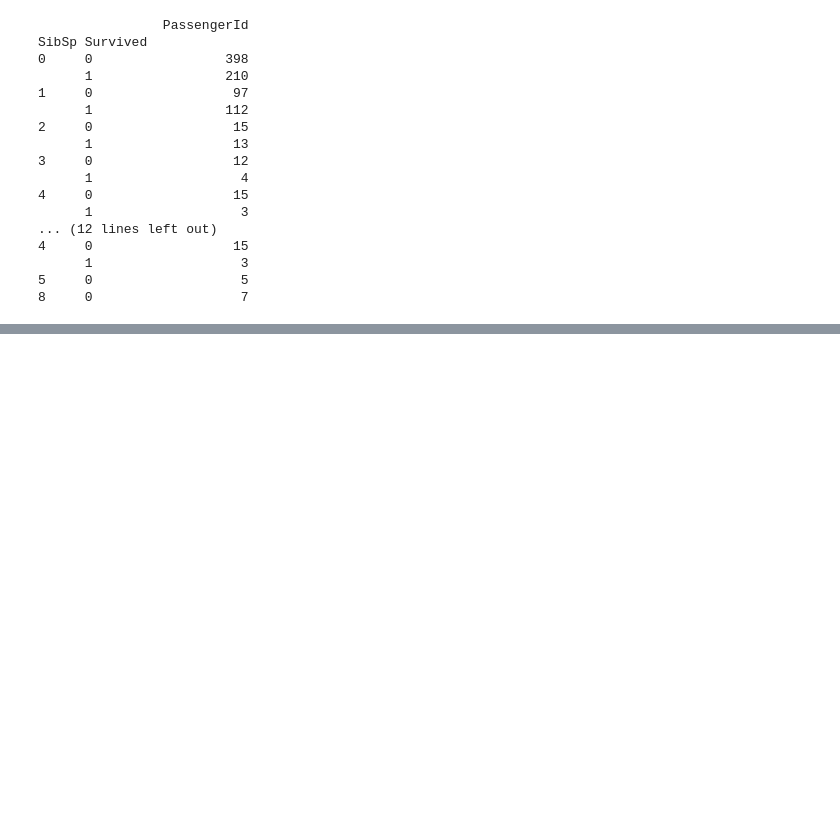
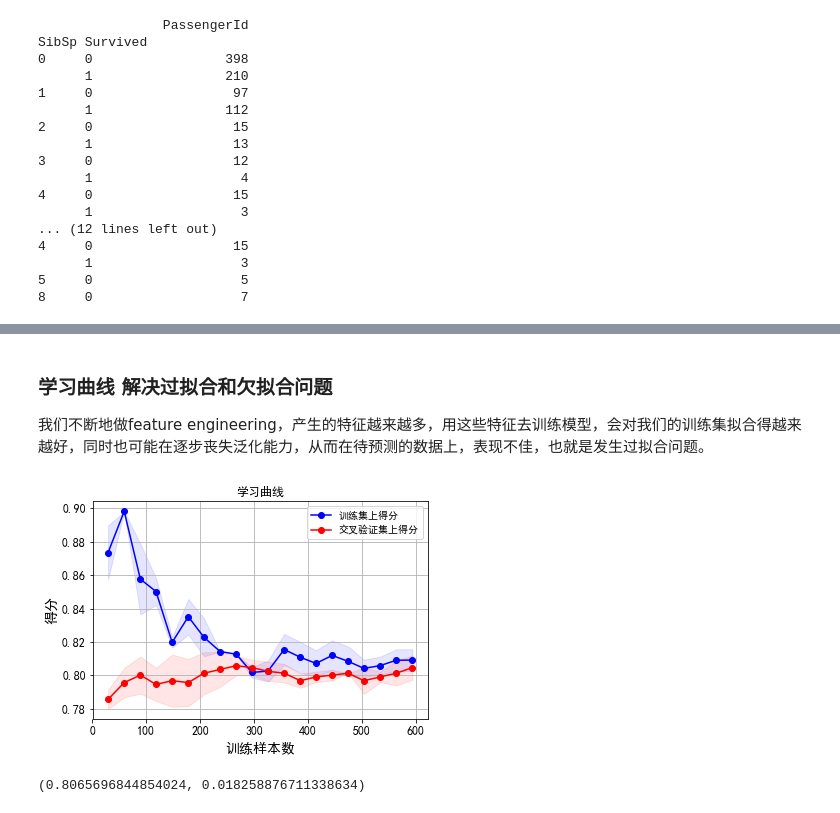
Before and after one commit to GH-SUSAN/kaggleL, a Jupyter notebook: Titanic/titanic.ipynb, the cells around one changed output, grey strips where cells are left out. Saved outputs shown, nothing was run; the diff lists cells and outputs as text; code cells hidden in the pictures; blank space fills up the shorter version.

```diff
--- a/Titanic/titanic.ipynb
+++ b/Titanic/titanic.ipynb
@@ -299,0 +309,3 @@ Saving figure Cabin有无和获救情况
+# %%
+data_train, rfr = set_missing_ages(data_train)
+data_train = set_Cabin_type(data_train)
@@ -299,0 +522,17 @@ Saving figure Cabin有无和获救情况
+# %%
+### 分割数据，按照 训练数据：CV数据 = 7：3 的比例
+split_train, split_cv = train_test_split(df, test_size=0.3, random_state=0)
+print(type(split_train))
+train_df = split_train.filter(regex='Survived|Age_.*|SibSp|Parch|Fare_.*|Cabin_.*|Embarked_.*|Sex_.*|Pclass_.*')
+# 生成模型
+clf = linear_model.LogisticRegression(solver="liblinear", C=1.0, penalty='l1', tol=1e-6)
+clf.fit(train_df.values[:, 1:], train_df.values[:, 0])
+
+cv_df = split_cv.filter(regex='Survived|Age_.*|SibSp|Parch|Fare_.*|Cabin_.*|Embarked_.*|Sex_.*|Pclass_.*')
+predictions=clf.predict(cv_df.values[:, 1:])
+
+origin_data_train = pd.read_csv("train.csv")
+bad_cases = origin_data_train.loc[origin_data_train["PassengerId"]
+                                  .isin(split_cv[predictions != cv_df.values[:, 0]]["PassengerId"].values)]
+bad_cases.head(10)
+### 筛选出badCase ，来发现一些端倪
@@ -299,0 +565,44 @@ Saving figure Cabin有无和获救情况
+# %% [markdown]
+### 学习曲线 解决过拟合和欠拟合问题
+我们不断地做feature engineering，产生的特征越来越多，用这些特征去训练模型，会对我们的训练集拟合得越来越好，同时也可能在逐步丧失泛化能力，从而在待预测的数据上，表现不佳，也就是发生过拟合问题。
+# %%
+from sklearn.model_selection import learning_curve
+def plot_learning_curve(estimator, title, X, y, ylim=None, cv=None, n_jobs=1,
+                        train_sizes=np.linspace(0.05, 1., 20), verbose=0, plot=True):
+    train_sizes, train_scores, test_scores = learning_curve(estimator, X, y, cv=cv, n_jobs=n_jobs
+                                                           , train_sizes=train_sizes, verbose=verbose)
+    train_scores_mean = np.mean(train_scores, axis=1)
+    train_scores_std = np.std(train_scores, axis=1)
+    test_scores_mean = np.mean(test_scores, axis=1)
+    test_scores_std = np.std(test_scores, axis=1)
+    if plot:
+        plt.figure()
+        plt.title(title)
+        if ylim is not None:
+            plt.ylim(*ylim)
+        plt.xlabel("训练样本数")
+        plt.ylabel("得分")
+        plt.gca().invert_yaxis()
+        plt.grid()
+        plt.fill_between(train_sizes, train_scores_mean - train_scores_std, train_scores_mean + train_scores_std,
+                         alpha=0.1, color="b")
+        plt.fill_between(train_sizes, test_scores_mean - test_scores_std, test_scores_mean + test_scores_std,
+                         alpha=0.1, color="r")
+        plt.plot(train_sizes, train_scores_mean, 'o-', color="b", label=u"训练集上得分")
+        plt.plot(train_sizes, test_scores_mean, 'o-', color="r", label=u"交叉验证集上得分")
+
+        plt.legend(loc="best")
+
+        plt.draw()
+        plt.gca().invert_yaxis() ###y轴上线调转
+        plt.show()
+
+
+    midpoint = ((train_scores_mean[-1] + train_scores_std[-1]) + (test_scores_mean[-1] - test_scores_std[-1])) / 2
+    diff = (train_scores_mean[-1] + train_scores_std[-1]) - (test_scores_mean[-1] - test_scores_std[-1])
+    return midpoint, diff
+
+plot_learning_curve(clf, "学习曲线", X, y)
+# %% [output]
+[figure, added]
+(0.8065696844854024, 0.018258876711338634)
```
Also changed, not shown: parts of 28 cells of this notebook, 9 other files.
